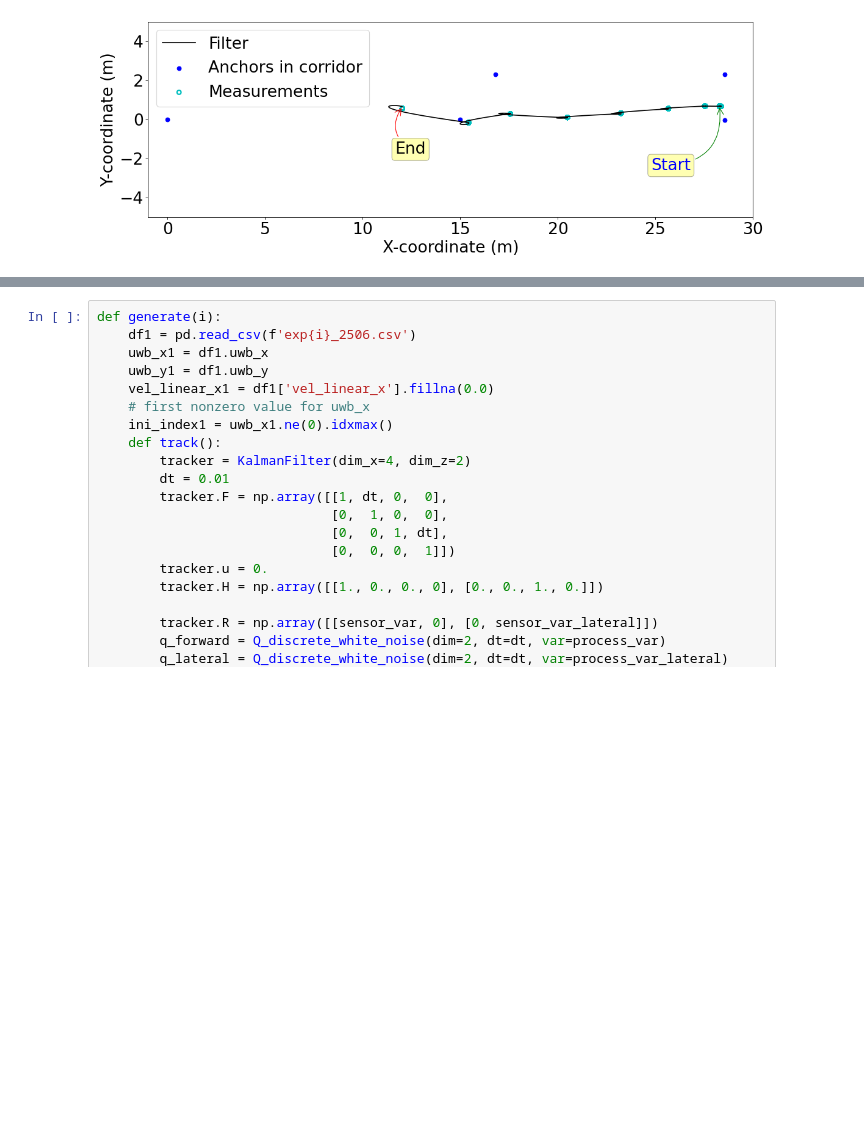
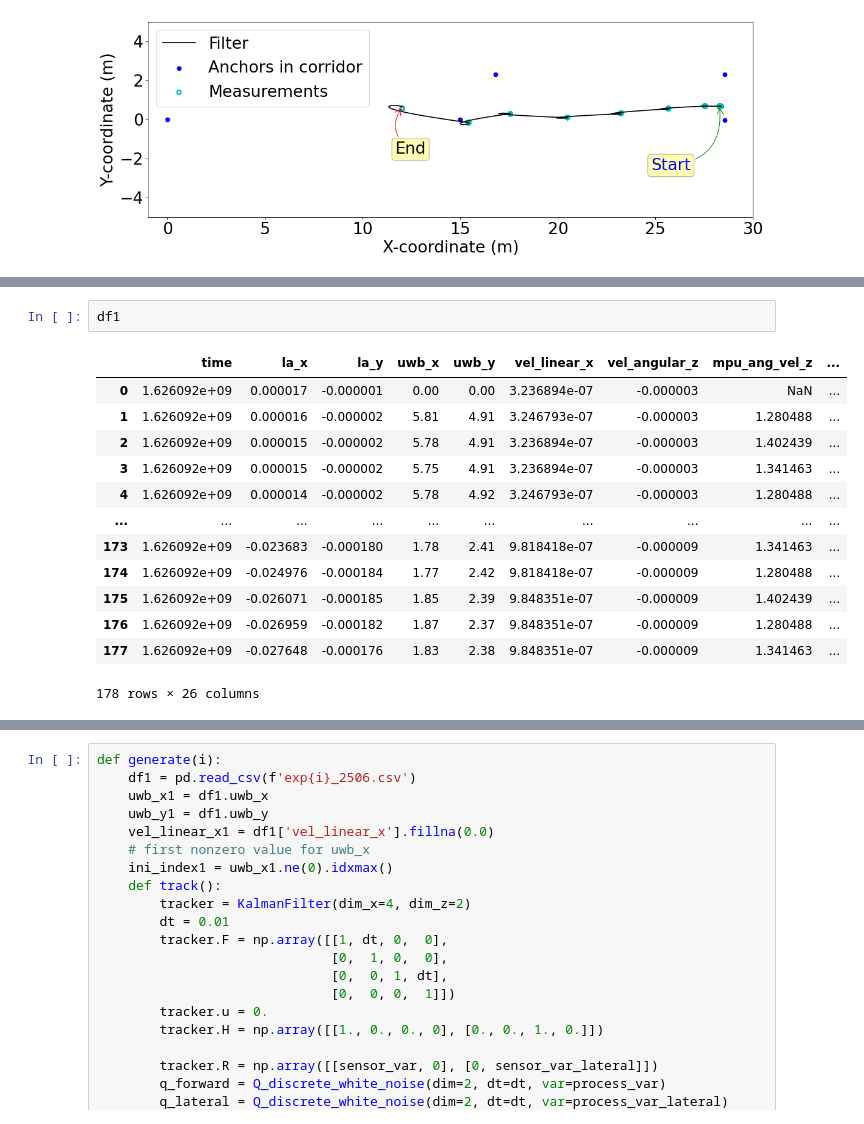
Before and after one commit to 850075610/sensor-fusion, a Jupyter notebook: data/track/track.ipynb, the cells around one changed output, grey strips where cells are left out. Cells and saved outputs as stored; diff of their text form; blank space fills up the shorter version.

```diff
--- a/data/track/track.ipynb
+++ b/data/track/track.ipynb
@@ -311,0 +357,16 @@ tracker.P =
+# %%
+df1
+# %% [output]
+|  | time | la_x | la_y | uwb_x | uwb_y | vel_linear_x | vel_angular_z | mpu_ang_vel_z | ... |
+| 0 | 1.626092e+09 | 0.000017 | -0.000001 | 0.00 | 0.00 | 3.236894e-07 | -0.000003 | NaN | ... |
+| 1 | 1.626092e+09 | 0.000016 | -0.000002 | 5.81 | 4.91 | 3.246793e-07 | -0.000003 | 1.280488 | ... |
+| 2 | 1.626092e+09 | 0.000015 | -0.000002 | 5.78 | 4.91 | 3.236894e-07 | -0.000003 | 1.402439 | ... |
+| 3 | 1.626092e+09 | 0.000015 | -0.000002 | 5.75 | 4.91 | 3.236894e-07 | -0.000003 | 1.341463 | ... |
+| 4 | 1.626092e+09 | 0.000014 | -0.000002 | 5.78 | 4.92 | 3.246793e-07 | -0.000003 | 1.280488 | ... |
+| ... | ... | ... | ... | ... | ... | ... | ... | ... | ... |
+| 173 | 1.626092e+09 | -0.023683 | -0.000180 | 1.78 | 2.41 | 9.818418e-07 | -0.000009 | 1.341463 | ... |
+| 174 | 1.626092e+09 | -0.024976 | -0.000184 | 1.77 | 2.42 | 9.818418e-07 | -0.000009 | 1.280488 | ... |
+| 175 | 1.626092e+09 | -0.026071 | -0.000185 | 1.85 | 2.39 | 9.848351e-07 | -0.000009 | 1.402439 | ... |
+| 176 | 1.626092e+09 | -0.026959 | -0.000182 | 1.87 | 2.37 | 9.848351e-07 | -0.000009 | 1.280488 | ... |
+| 177 | 1.626092e+09 | -0.027648 | -0.000176 | 1.83 | 2.38 | 9.848351e-07 | -0.000009 | 1.341463 | ... |
+178 rows × 26 columns
```
Also changed, not shown: parts of 12 cells of this notebook, 12 other files.
